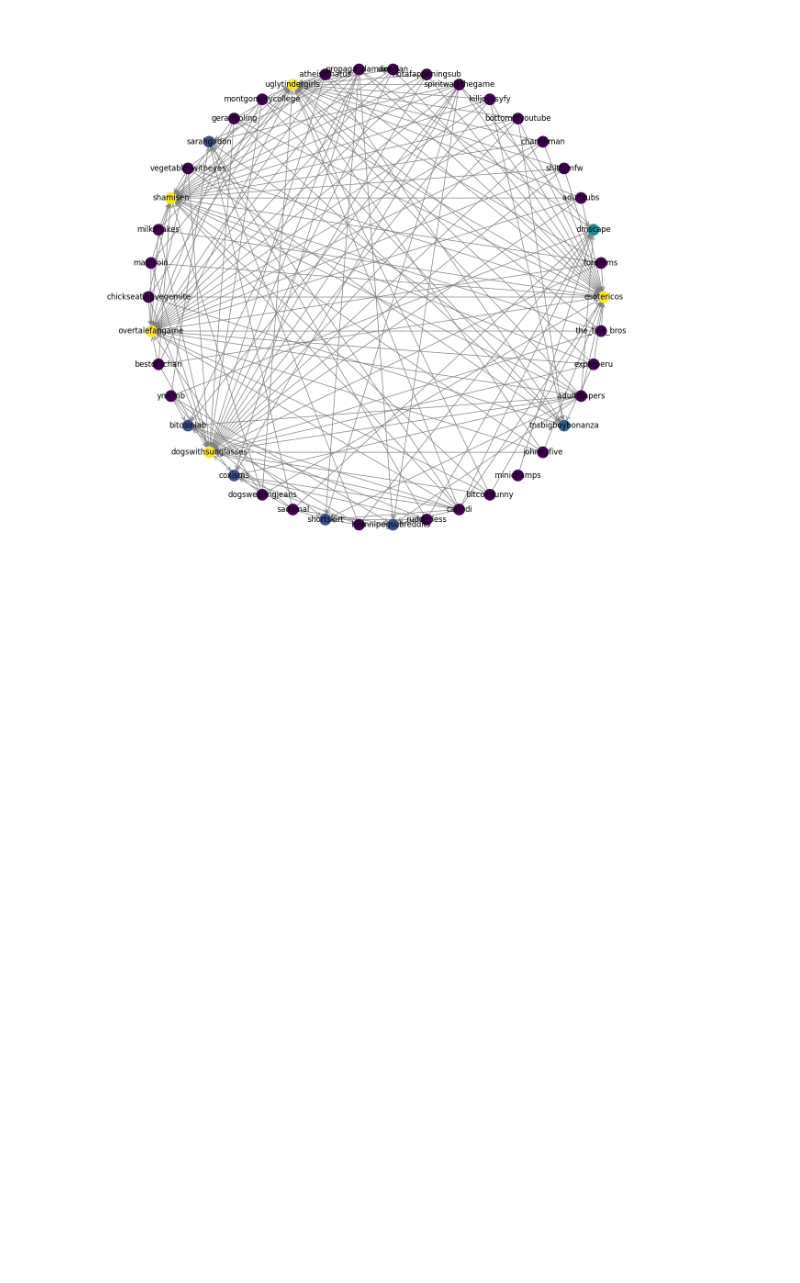
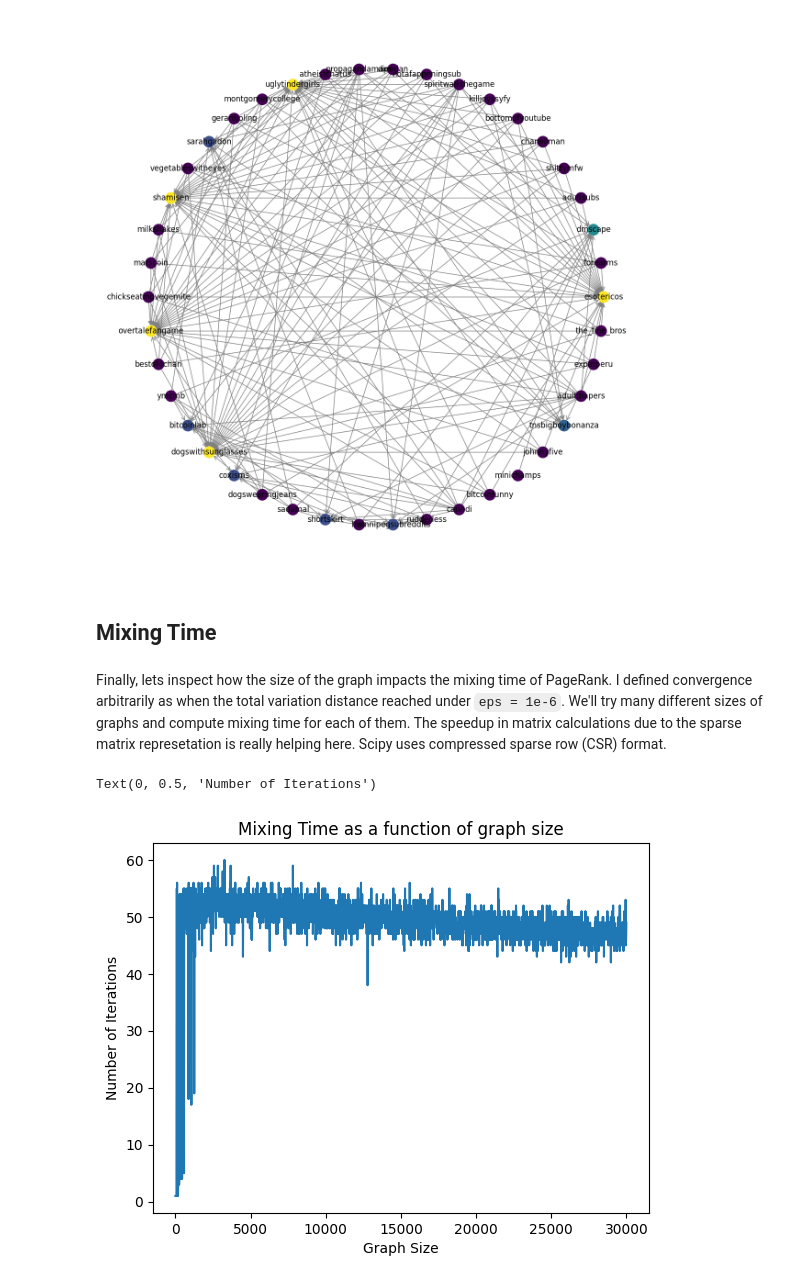
Before and after one commit to vviggyy/mc_pagerank, a Jupyter notebook: mc_pagerank.ipynb, the cells around one changed output. Saved outputs shown, nothing was run; the diff lists cells and outputs as text; code cells hidden in the pictures; blank space fills up the shorter version.

```diff
--- a/mc_pagerank.ipynb
+++ b/mc_pagerank.ipynb
@@ -425,3 +432,31 @@ nx.draw(g_reddit_sub, pos, with_labels=True,
         arrowsize=15)
 # %% [output]
 [figure]
+# %% [markdown]
+## Mixing Time
+# %% [markdown]
+Finally, lets inspect how the size of the graph impacts the mixing time of PageRank. I defined convergence arbitrarily as when the total variation distance reached under `eps = 1e-6`. We'll try many different sizes of graphs and compute mixing time for each of them. The speedup in matrix calculations due to the sparse matrix represetation is really helping here. Scipy uses compressed sparse row (CSR) format.
+# %%
+sizes = np.arange(1, 30000, 10)
+mixing_times = []
+
+all_nodes = list(g_reddit.nodes) #prefetching all the nodes here so we don't have to waste time during the loop
+for s in sizes:
+    node_subset = np.random.choice(all_nodes, size = s)
+    g_loop = g_reddit.subgraph(node_subset).copy() #generate subset of this size
+
+    n_loop = len(list(g_loop))
+    rank = np.full(n_loop, 1/n_loop)
+    E = np.full(n_loop, 1/n_loop) #uniform teleportation
+    A_loop = nx.to_scipy_sparse_array(g_loop)
+
+    tvds, _ = pagerank(rank, A_loop, E, alpha = 0.85, max_it=100) #recall that tvds will have everything up until the epsilon
+    mixing_times.append(len(tvds))
+
+plt.plot(sizes, mixing_times)
+plt.title("Mixing Time as a function of graph size")
+plt.xlabel("Graph Size")
+plt.ylabel("Number of Iterations")
+# %% [output]
+Text(0, 0.5, 'Number of Iterations')
+[figure, added]
```
Also changed, not shown: parts of 18 cells of this notebook.
